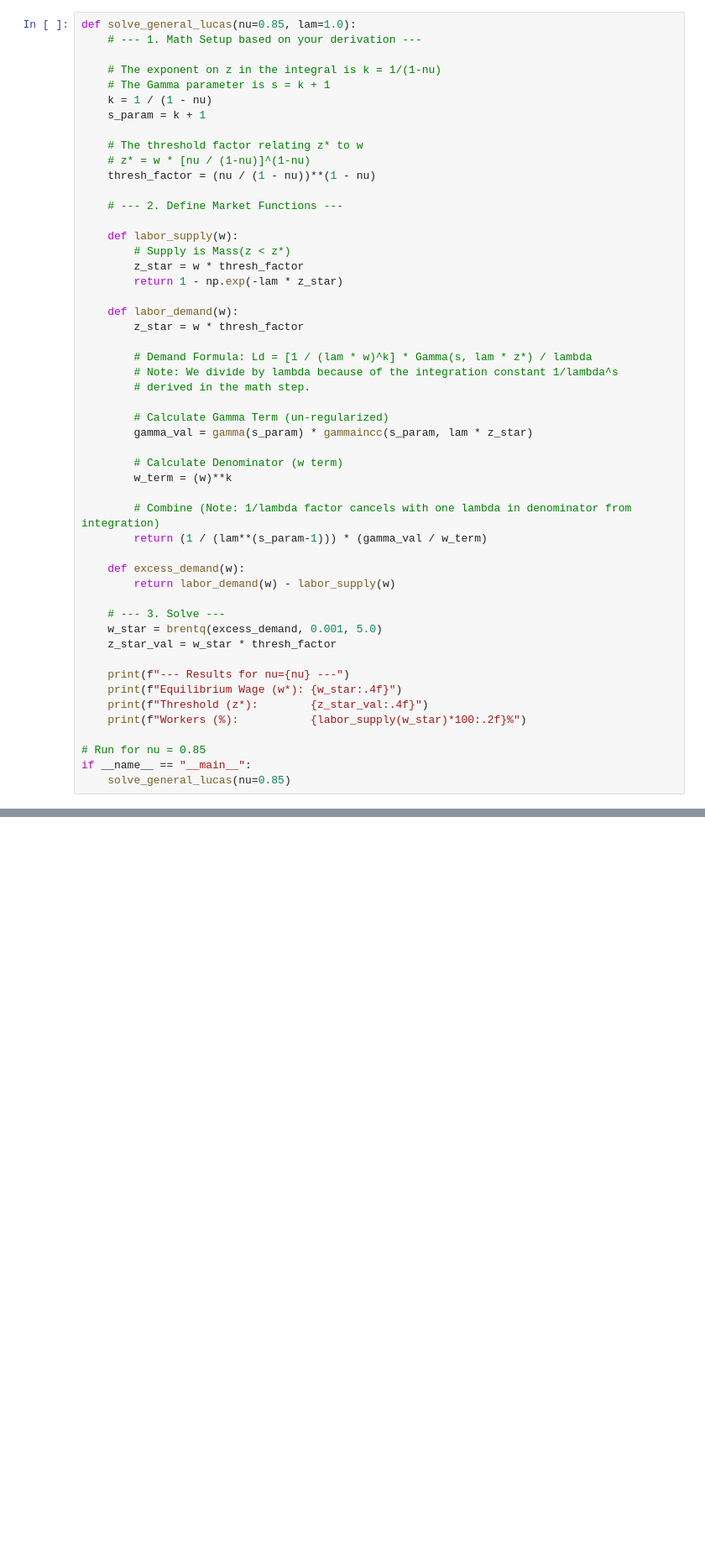
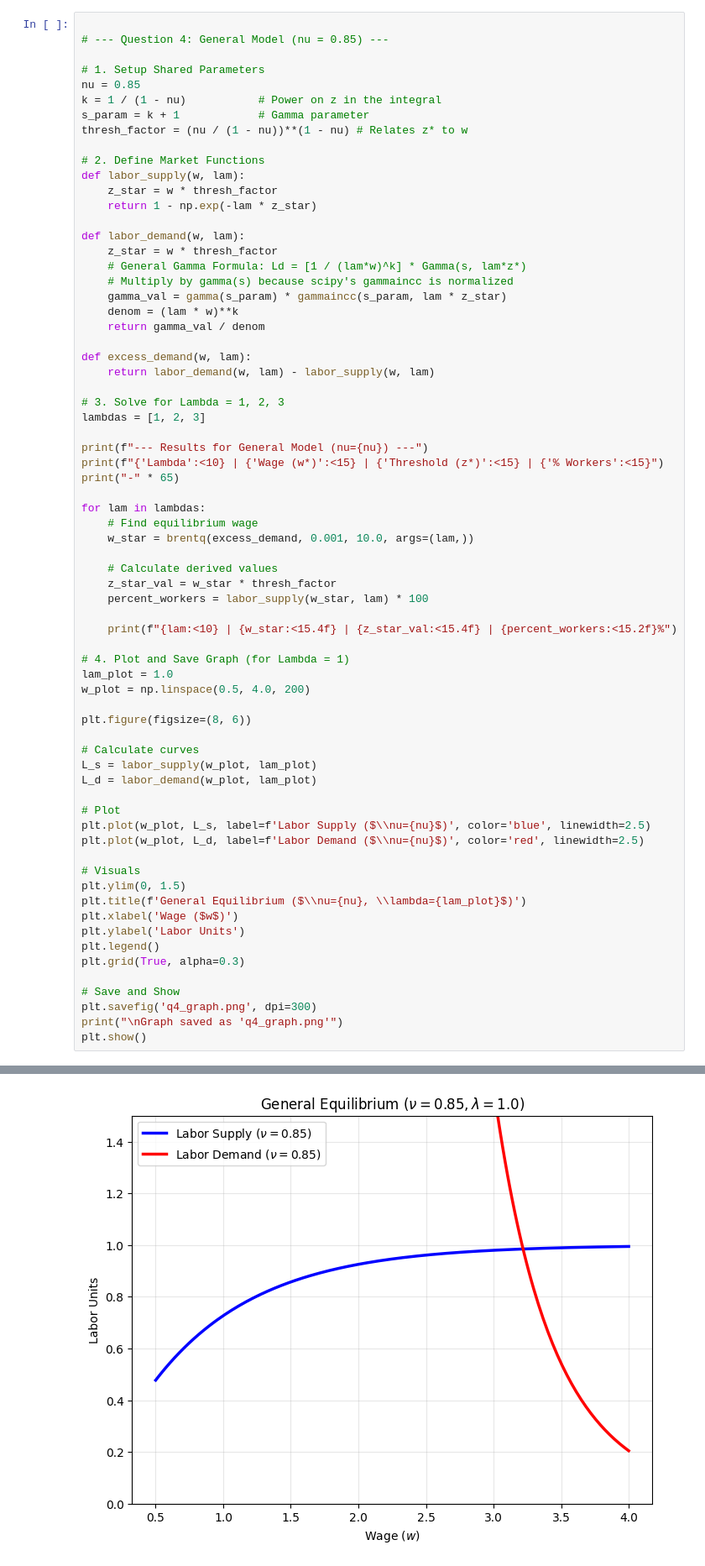
Before and after one commit to nimanik21/Macroecon-2, a Jupyter notebook: PS1.ipynb, the cells around one changed output, grey strips where cells are left out. Shown at 84% size. Saved outputs shown, nothing was run; the diff lists cells and outputs as text; blank space fills up the shorter version.

```diff
--- a/PS1.ipynb
+++ b/PS1.ipynb
@@ -82,52 +86,70 @@ Lambda     | Wage (w*)       | Threshold (z*)  | % Workers
 # %%
-def solve_general_lucas(nu=0.85, lam=1.0):
-    # --- 1. Math Setup based on your derivation ---
 
-    # The exponent on z in the integral is k = 1/(1-nu)
-    # The Gamma parameter is s = k + 1
-    k = 1 / (1 - nu)
-    s_param = k + 1
+# --- Question 4: General Model (nu = 0.85) ---
 
-    # The threshold factor relating z* to w
-    # z* = w * [nu / (1-nu)]^(1-nu)
-    thresh_factor = (nu / (1 - nu))**(1 - nu)
+# 1. Setup Shared Parameters
+nu = 0.85
+k = 1 / (1 - nu)           # Power on z in the integral
+s_param = k + 1            # Gamma parameter
+thresh_factor = (nu / (1 - nu))**(1 - nu) # Relates z* to w
 
-    # --- 2. Define Market Functions ---
+# 2. Define Market Functions
+def labor_supply(w, lam):
+    z_star = w * thresh_factor
+    return 1 - np.exp(-lam * z_star)
 
-    def labor_supply(w):
-        # Supply is Mass(z < z*)
-        z_star = w * thresh_factor
-        return 1 - np.exp(-lam * z_star)
+def labor_demand(w, lam):
+    z_star = w * thresh_factor
+    # General Gamma Formula: Ld = [1 / (lam*w)^k] * Gamma(s, lam*z*)
+    # Multiply by gamma(s) because scipy's gammaincc is normalized
+    gamma_val = gamma(s_param) * gammaincc(s_param, lam * z_star)
+    denom = (lam * w)**k
+    return gamma_val / denom
 
-    def labor_demand(w):
-        z_star = w * thresh_factor
+def excess_demand(w, lam):
+    return labor_demand(w, lam) - labor_supply(w, lam)
 
-        # Demand Formula: Ld = [1 / (lam * w)^k] * Gamma(s, lam * z*) / lambda
-        # Note: We divide by lambda because of the integration constant 1/lambda^s
-        # derived in the math step.
+# 3. Solve for Lambda = 1, 2, 3
+lambdas = [1, 2, 3]
 
-        # Calculate Gamma Term (un-regularized)
-        gamma_val = gamma(s_param) * gammaincc(s_param, lam * z_star)
+print(f"--- Results for General Model (nu={nu}) ---")
+print(f"{'Lambda':<10} | {'Wage (w*)':<15} | {'Threshold (z*)':<15} | {'% Workers':<15}")
+print("-" * 65)
 
-        # Calculate Denominator (w term)
-        w_term = (w)**k
+for lam in lambdas:
+    # Find equilibrium wage
+    w_star = brentq(excess_demand, 0.001, 10.0, args=(lam,))
 
-        # Combine (Note: 1/lambda factor cancels with one lambda in denominator from integration)
-        return (1 / (lam**(s_param-1))) * (gamma_val / w_term)
+    # Calculate derived values
+    z_star_val = w_star * thresh_factor
+    percent_workers = labor_supply(w_star, lam) * 100
 
-    def excess_demand(w):
-        return labor_demand(w) - labor_supply(w)
+    print(f"{lam:<10} | {w_star:<15.4f} | {z_star_val:<15.4f} | {percent_workers:<15.2f}%")
 
-    # --- 3. Solve ---
-    w_star = brentq(excess_demand, 0.001, 5.0)
-    z_star_val = w_star * thresh_factor
+# 4. Plot and Save Graph (for Lambda = 1)
+lam_plot = 1.0
+w_plot = np.linspace(0.5, 4.0, 200)
 
-    print(f"--- Results for nu={nu} ---")
-    print(f"Equilibrium Wage (w*): {w_star:.4f}")
-    print(f"Threshold (z*):        {z_star_val:.4f}")
-    print(f"Workers (%):           {labor_supply(w_star)*100:.2f}%")
+plt.figure(figsize=(8, 6))
 
-# Run for nu = 0.85
-if __name__ == "__main__":
-    solve_general_lucas(nu=0.85)
+# Calculate curves
+L_s = labor_supply(w_plot, lam_plot)
+L_d = labor_demand(w_plot, lam_plot)
+
+# Plot
+plt.plot(w_plot, L_s, label=f'Labor Supply ($\\nu={nu}$)', color='blue', linewidth=2.5)
+plt.plot(w_plot, L_d, label=f'Labor Demand ($\\nu={nu}$)', color='red', linewidth=2.5)
+
+# Visuals
+plt.ylim(0, 1.5)
+plt.title(f'General Equilibrium ($\\nu={nu}, \\lambda={lam_plot}$)')
+plt.xlabel('Wage ($w$)')
+plt.ylabel('Labor Units')
+plt.legend()
+plt.grid(True, alpha=0.3)
+
+# Save and Show
+plt.savefig('q4_graph.png', dpi=300)
+print("\nGraph saved as 'q4_graph.png'")
+plt.show()
 # %% [output]
@@ -137,0 +164 @@ Workers (%):           98.46%
+[figure, added]
```
Also changed, not shown: parts of 4 cells of this notebook, 2 other files.
